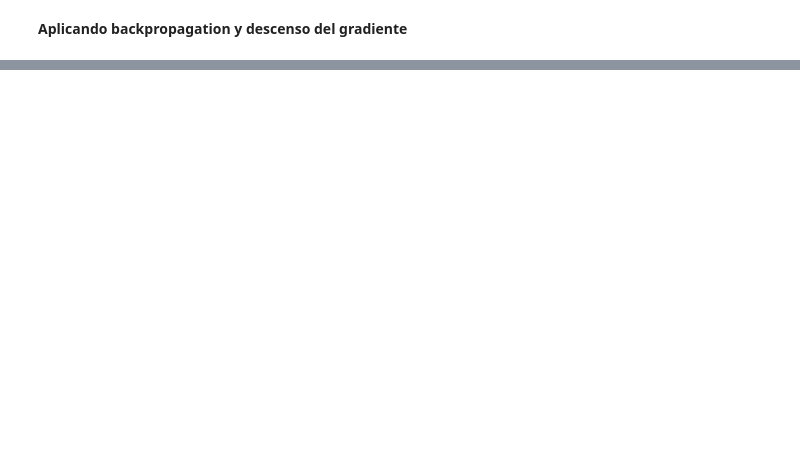
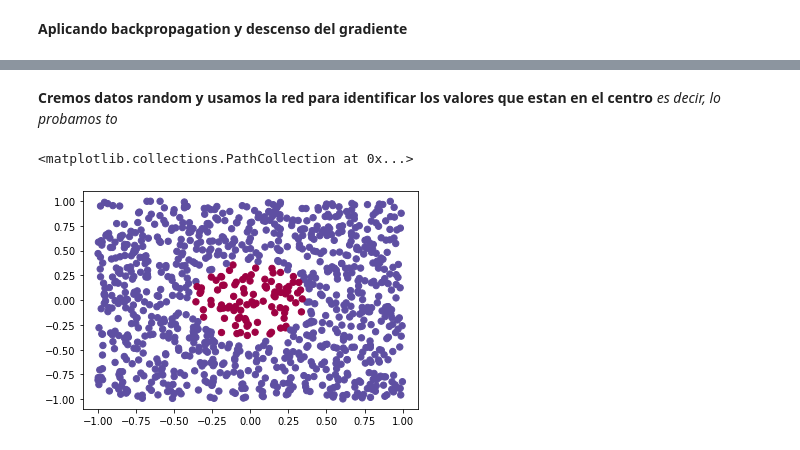
Before and after one commit to joshuansu0897/NN_Examples, a Jupyter notebook: nn_numpy.ipynb, the cells around one changed output, grey strips where cells are left out. Drawn from its saved outputs; the diff is of its cells as text; code cells hidden in the pictures; blank space fills up the shorter version.

```diff
--- a/nn_numpy.ipynb
+++ b/nn_numpy.ipynb
@@ -154,0 +170,20 @@ output.shape
+# %%
+def gradeint(params, learning_rate = 0.0001):
+
+  params['W3'] = params['W3'] - params['dW3'] * learning_rate
+  params['b3'] = params['b3'] - (np.mean(params['dW3'], axis=0, keepdims=True)) * learning_rate # np.mean(params['dW3'], axis=0, keepdims=True)) es la media, algunos lo hacen con la suma, el punto es tener un solo valor
+
+  params['W2'] = params['W2'] - params['dW2'] * learning_rate
+  params['b2'] = params['b2'] - (np.mean(params['dW2'], axis=0, keepdims=True)) * learning_rate
+
+  params['W1'] = params['W1'] - params['dW1'] * learning_rate
+  params['b1'] = params['b1'] - (np.mean(params['dW1'], axis=0, keepdims=True)) * learning_rate
+# %%
+def train(params, lr, x_data, training=True):
+  output = train_network(params, X=x_data)
+
+  if training:
+    backpropagation(params)
+    gradeint(params, learning_rate=lr)
+
+  return output
@@ -154,0 +192,14 @@ output.shape
+# %%
+layer_dims = [2, 4, 8, 1]
+params = inizialize_parameters_deep(layer_dims)
+errors = []
+
+for _ in range(90000):
+  output = train(params, lr=0.00005, x_data=X)
+
+  if _ % 100 == 0:
+    error = mse(Y, output)
+    print(error)
+    errors.append(error)
+
+plt.plot(errors)
@@ -154,0 +226,10 @@ output.shape
+# %% [markdown]
+**Cremos datos random y usamos la red para identificar los valores que estan en el centro** *es decir, lo probamos to*
+# %%
+data_test = (np.random.rand(1000, 2) * 2) - 1
+y_test = train(params, lr=0.00005, x_data=data_test, training=False)
+y_test = np.where(y_test >= 0.5, 1, 0)
+plt.scatter(data_test[:, 0], data_test[:, 1], c=y_test[:, 0], s=40, cmap=plt.cm.Spectral)
+# %% [output]
+<matplotlib.collections.PathCollection at 0x...>
+[figure, added]
```
Also changed, not shown: parts of 10 cells of this notebook.
